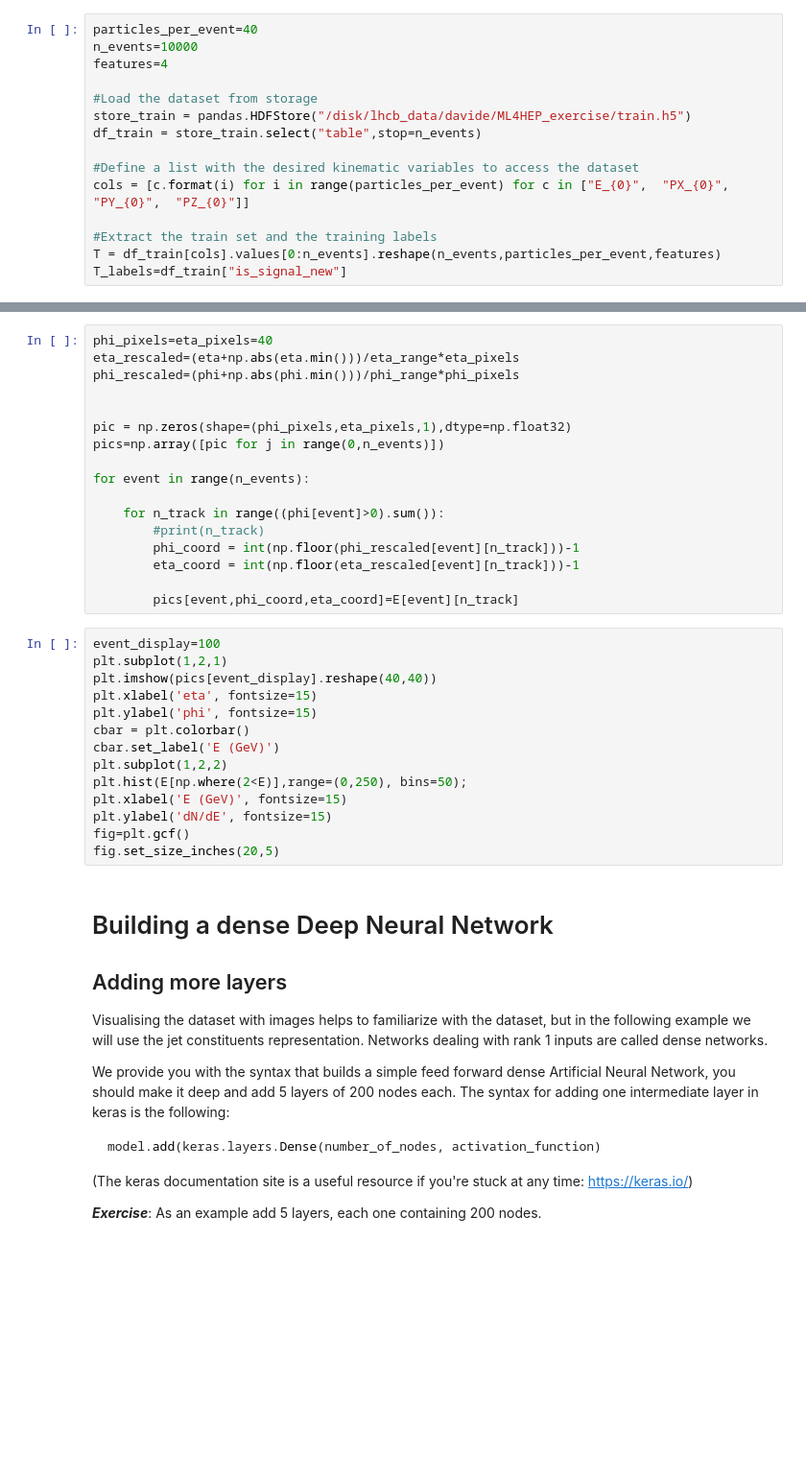
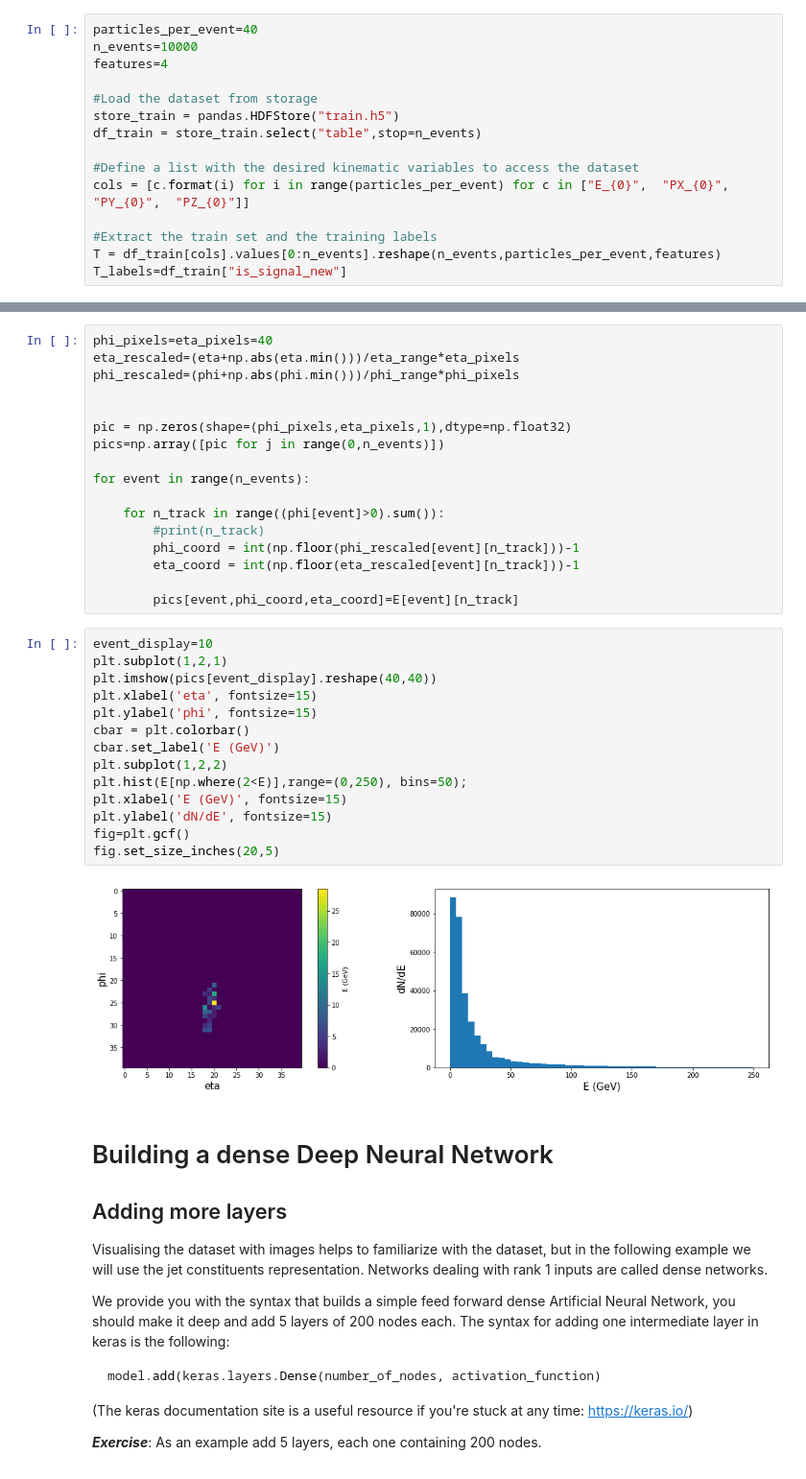
Before and after one commit to zurich-ml/MISiS2019ANN, a Jupyter notebook: do_constit.ipynb, the cells around one changed output, grey strips where cells are left out. Shown: that part at 96% size. Drawn from its saved outputs; the diff is of its cells as text; blank space fills up the shorter version.

```diff
--- a/do_constit.ipynb
+++ b/do_constit.ipynb
@@ -33,7 +63,7 @@ n_events=10000
 features=4
 
 #Load the dataset from storage
-store_train = pandas.HDFStore("/disk/lhcb_data/davide/ML4HEP_exercise/train.h5")
+store_train = pandas.HDFStore("train.h5")
 df_train = store_train.select("table",stop=n_events)
 
 #Define a list with the desired kinematic variables to access the dataset
@@ -150,19 +197,21 @@ for event in range(n_events):
 
         pics[event,phi_coord,eta_coord]=E[event][n_track]
 # %%
-event_display=100
+event_display=10
 plt.subplot(1,2,1)
 plt.imshow(pics[event_display].reshape(40,40))
 plt.xlabel('eta', fontsize=15)
 plt.ylabel('phi', fontsize=15)
 cbar = plt.colorbar()
 cbar.set_label('E (GeV)')
 plt.subplot(1,2,2)
 plt.hist(E[np.where(2<E)],range=(0,250), bins=50);
 plt.xlabel('E (GeV)', fontsize=15)
 plt.ylabel('dN/dE', fontsize=15)
 fig=plt.gcf()
 fig.set_size_inches(20,5)
+# %% [output]
+[figure, added]
 # %% [markdown]
 # Building a dense Deep Neural Network
 
```
Also changed, not shown: parts of 38 cells of this notebook.
